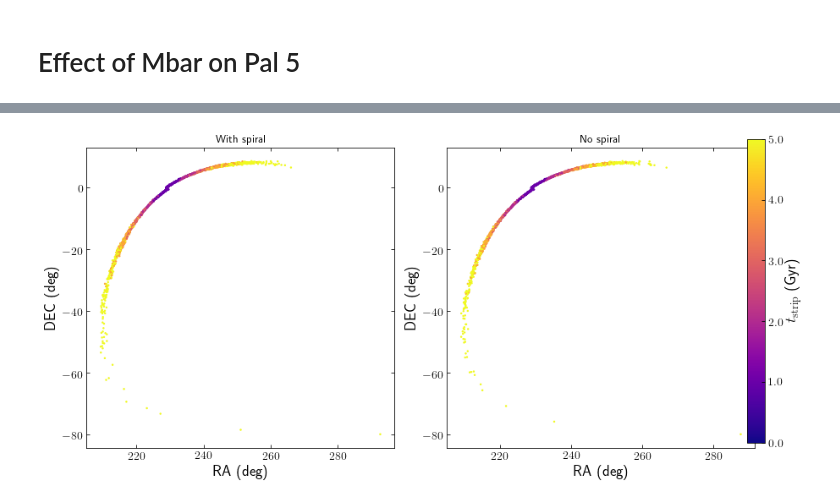
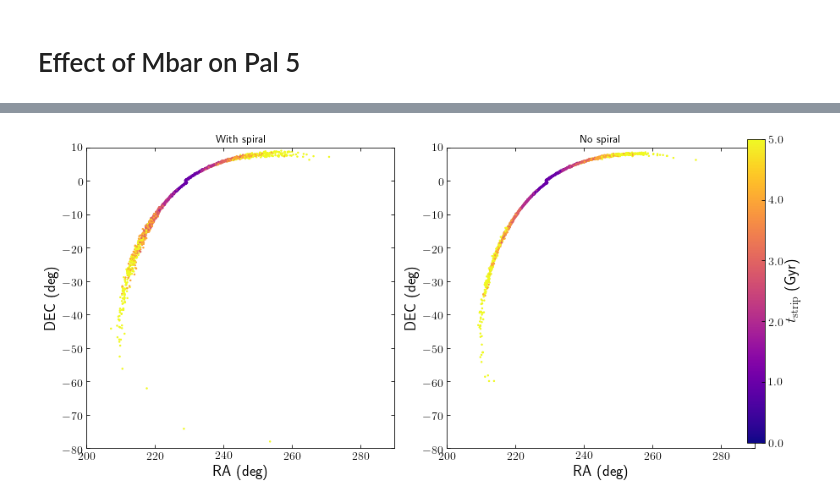
Before and after one commit to nbanik/Baryonic-effects-on-Pal5, a Jupyter notebook: Effect of spiral.ipynb, the cells around one changed output, grey strips where cells are left out. Cells and saved outputs as stored; diff of their text form; code cells hidden in the pictures.

```diff
--- a/Effect of spiral.ipynb
+++ b/Effect of spiral.ipynb
@@ -58,7 +58,7 @@ def initial_angle(pat_speed,t_age_Gyr=5.,fin_phi_deg=26.):
 
 #compute max radial force for the spiral with amp=1
 #compute and save result to save computing time.
-N=4
+N=2
 pat_speed = 18.9
 pitch_angle=9.9
 t_age=9.
@@ -67,7 +67,7 @@ Rs=7. #kpc
 phi0=26.
 H=0.3 #kpc
 
-FR_frac=0.01   #1%
+FR_frac=0.01   #0.5%
 
 omega=pat_speed*(ro/vo)
 alpha=numpy.radians(pitch_angle)
@@ -76,8 +76,8 @@ Rs/=ro
 H/=ro
 phi_ref=initial_angle(pat_speed=pat_speed,t_age_Gyr=t_age,fin_phi_deg=phi0)
 
-Cs=[1]
-#Cs=[8./(3.*numpy.pi),0.5,8./(15.*numpy.pi)]
+#Cs=[1]
+Cs=[8./(3.*numpy.pi),0.5,8./(15.*numpy.pi)]
 
 
 pp=np.linspace(0.,359.9,1000)
@@ -605,31 +593,35 @@ radecpl=bovy_coords.lb_to_radec(ll_p,bl_p,degree=True)
 from decimal import Decimal
 
 plt.figure(figsize=(12,6))
 plt.subplot(1,2, 1)
 
 plt.scatter(radecpt[:,0],radecpt[:,1],s=2,color=color_from_colormap(dtt_s,cmap,0.,5.))
 #plt.plot(trackRADec_trailing[:,0],trackRADec_trailing[:,1],lw=2,c='k',label='unperturbed')
 plt.title('With spiral')
 plt.scatter(radecpl[:,0],radecpl[:,1],s=2,color=color_from_colormap(dtl_s,cmap,0.,5.))
 #plt.plot(trackRADec_leading[:,0],trackRADec_leading[:,1],lw=2,c='k')
 plt.xlabel('RA (deg)')
 plt.ylabel('DEC (deg)')
+plt.xlim(200.,290.)
+plt.ylim(-80,10)
 
 
 
 plt.subplot(1, 2, 2)
 plt.title('No spiral')
 plt.scatter(radec1t[:,0],radec1t[:,1],s=2,color=color_from_colormap(dtt_s,cmap,0.,5.))
 #plt.plot(trackRADec_trailing[:,0],trackRADec_trailing[:,1],lw=2,c='k',label='unperturbed')
 
 plt.scatter(radec1l[:,0],radec1l[:,1],s=2,color=color_from_colormap(dtl_s,cmap,0.,5.))
 #plt.plot(trackRADec_leading[:,0],trackRADec_leading[:,1],lw=2,c='k')
 plt.xlabel('RA (deg)')
 plt.ylabel('DEC (deg)')
 plt.legend(loc='upper left')
+plt.xlim(200.,290.)
+plt.ylim(-80,10)
 add_colorbar(0.,5.,r'$t_{\rm{strip}}$ (Gyr)')
 tight_layout()
 #plt.savefig('plots/Pal5_Mbar10_10Msun_patspeed35_barangle27.pdf',format='pdf',dpi=1000,bbox_inches='tight')
 plt.show()
 # %% [output]
-[figure, old version]
+[figure, new version]
```
Also changed, not shown: parts of 14 cells of this notebook.
